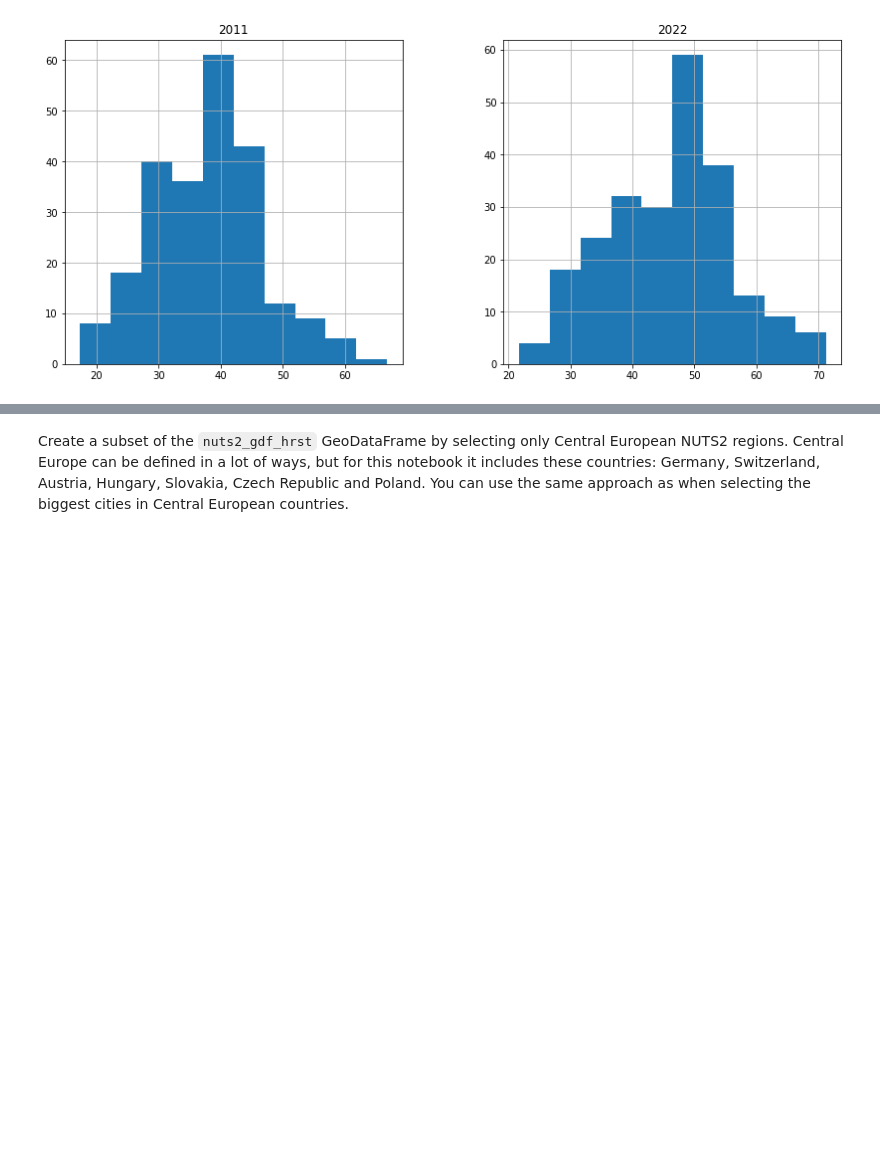
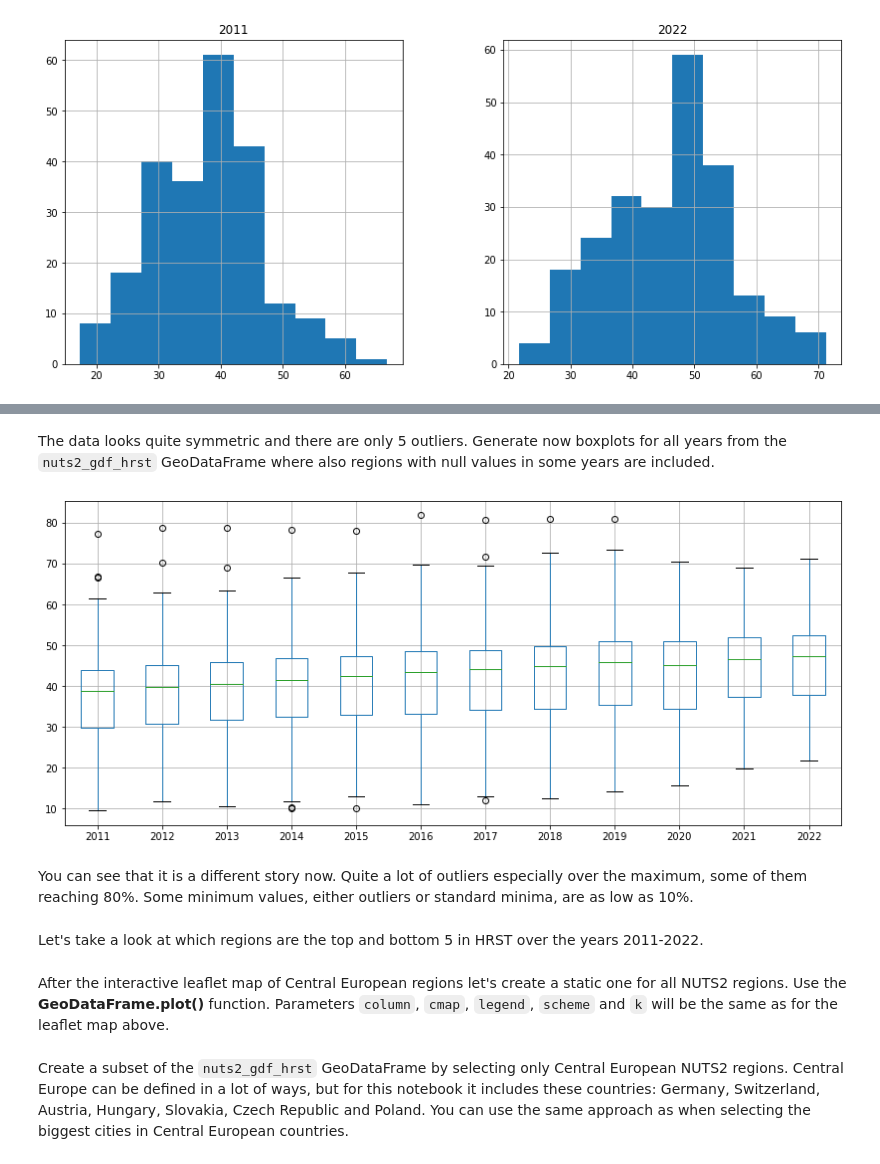
Before and after one commit to GISAdamToth/ArcGIS_Notebooks_thesis, a Jupyter notebook: eurostat/eurostat.ipynb, the cells around one changed output, grey strips where cells are left out. Cells and saved outputs as stored; diff of their text form; code cells hidden in the pictures; blank space fills up the shorter version.

````diff
--- a/eurostat/eurostat.ipynb
+++ b/eurostat/eurostat.ipynb
@@ -476,0 +434,10 @@ _ = ax.set_title('HRST in Central European capitals', fontsize=14, pad=14.0)
+# %% [markdown]
+The data looks quite symmetric and there are only 5 outliers. Generate now boxplots for all years from the ```nuts2_gdf_hrst``` GeoDataFrame where also regions with null values in some years are included.
+# %%
+_ = nuts2_gdf_hrst.loc[:, '2011':].boxplot(figsize=(14,6))
+# %% [output]
+[figure, added]
+# %% [markdown]
+You can see that it is a different story now. Quite a lot of outliers especially over the maximum, some of them reaching 80%. Some minimum values, either outliers or standard minima, are as low as 10%.
+# %% [markdown]
+Let's take a look at which regions are the top and bottom 5 in HRST over the years 2011-2022.
@@ -476,0 +446,2 @@ _ = ax.set_title('HRST in Central European capitals', fontsize=14, pad=14.0)
+# %% [markdown]
+After the interactive leaflet map of Central European regions let's create a static one for all NUTS2 regions. Use the **GeoDataFrame.plot()** function. Parameters ```column```, ```cmap```, ```legend```, ```scheme``` and ```k``` will be the same as for the leaflet map above.
````
Also changed, not shown: parts of 33 cells of this notebook.
